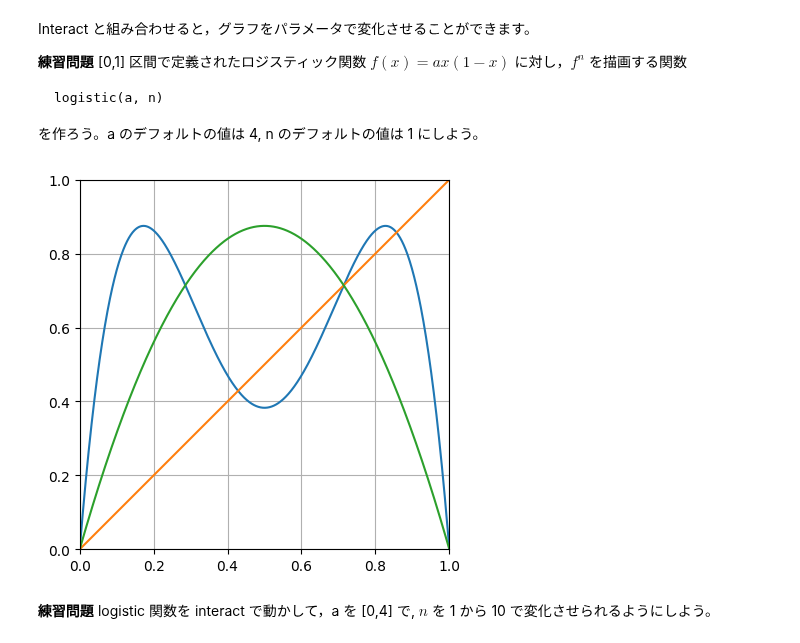
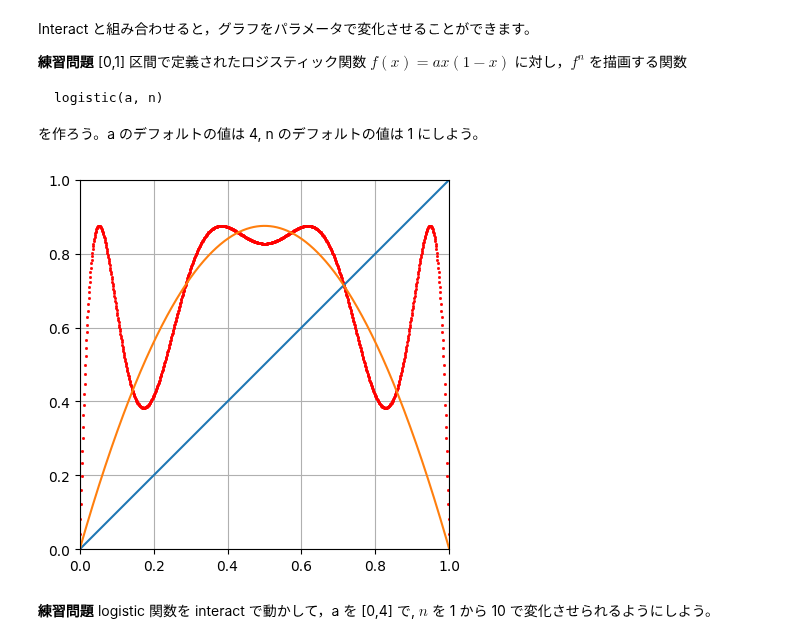
Before and after one commit to HidekiTsuiki/python, a Jupyter notebook: 8DiffEq.ipynb, the cells around one changed output. Drawn from its saved outputs; the diff is of its cells as text; code cells hidden in the pictures.

```diff
--- a/8DiffEq.ipynb
+++ b/8DiffEq.ipynb
@@ -239,25 +241,25 @@ logistic(a, n)
 # %%
 %matplotlib inline
 import numpy as np
 import matplotlib.pyplot as plt
 from ipywidgets import interact
 
 def logistic(a=4,n=1):
     plt.axis('scaled')
     plt.axis([0.0, 1.0, 0.0, 1.0])
     x = np.linspace(0, 1, 1000)
     y = x
     for i in range(n):
          y= y * (1-y) * a
     plt.grid()
-    plt.plot(x, y)
+    plt.plot(x, y, 'rs', markersize=1)
     plt.plot(x,x)
     plt.plot(x, a * x * (1-x))
     plt.show()
 
-logistic(3.5, 2)
+logistic(3.5, 3)
 # %% [output]
-[figure, old version]
+[figure, new version]
 # %% [markdown]
 **練習問題** logistic 関数を interact で動かして，a を [0,4] で, $n$ を 1 から 10 で変化させられるようにしよう。
 # %%
```
Also changed, not shown: parts of 1 cell of this notebook, 1 other file.
